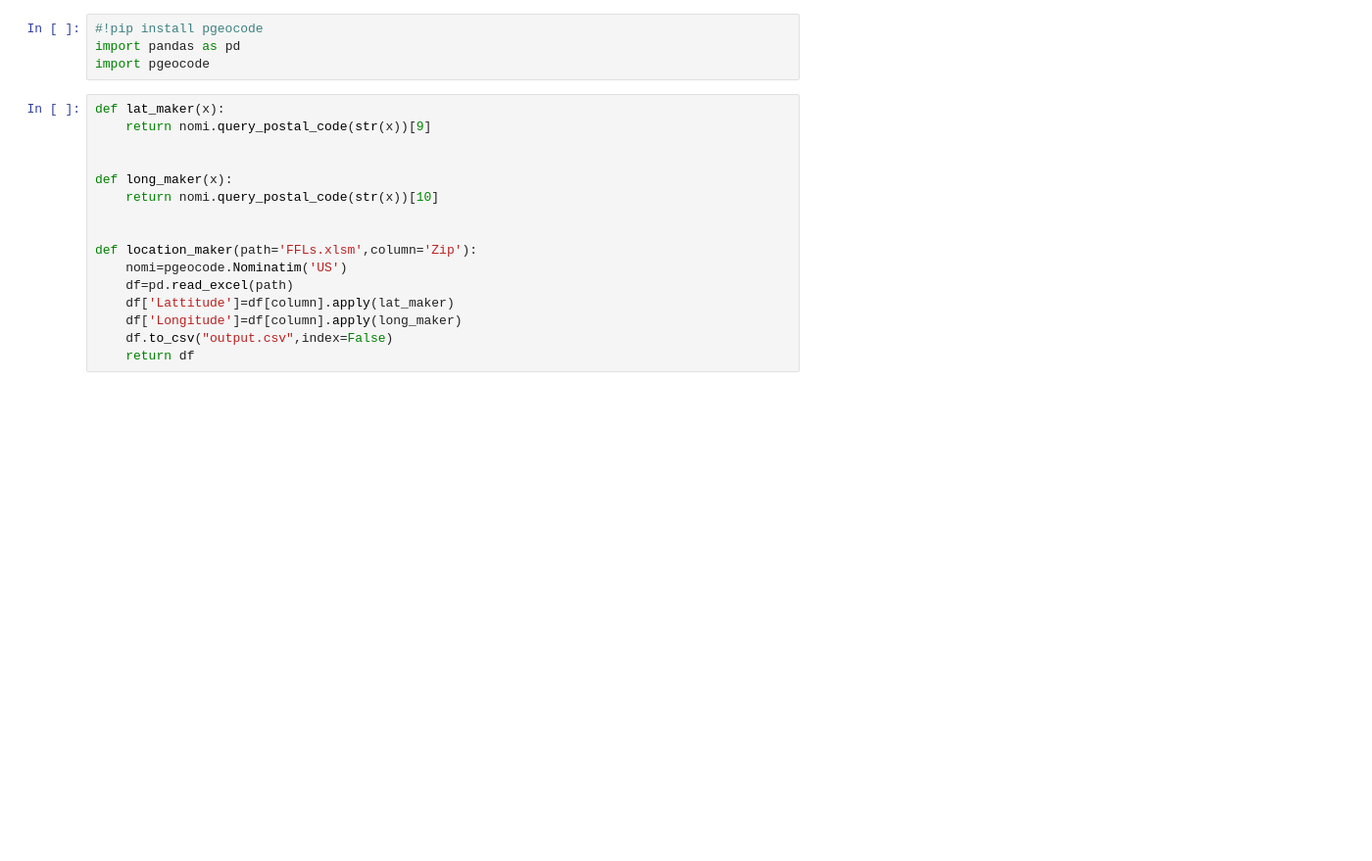
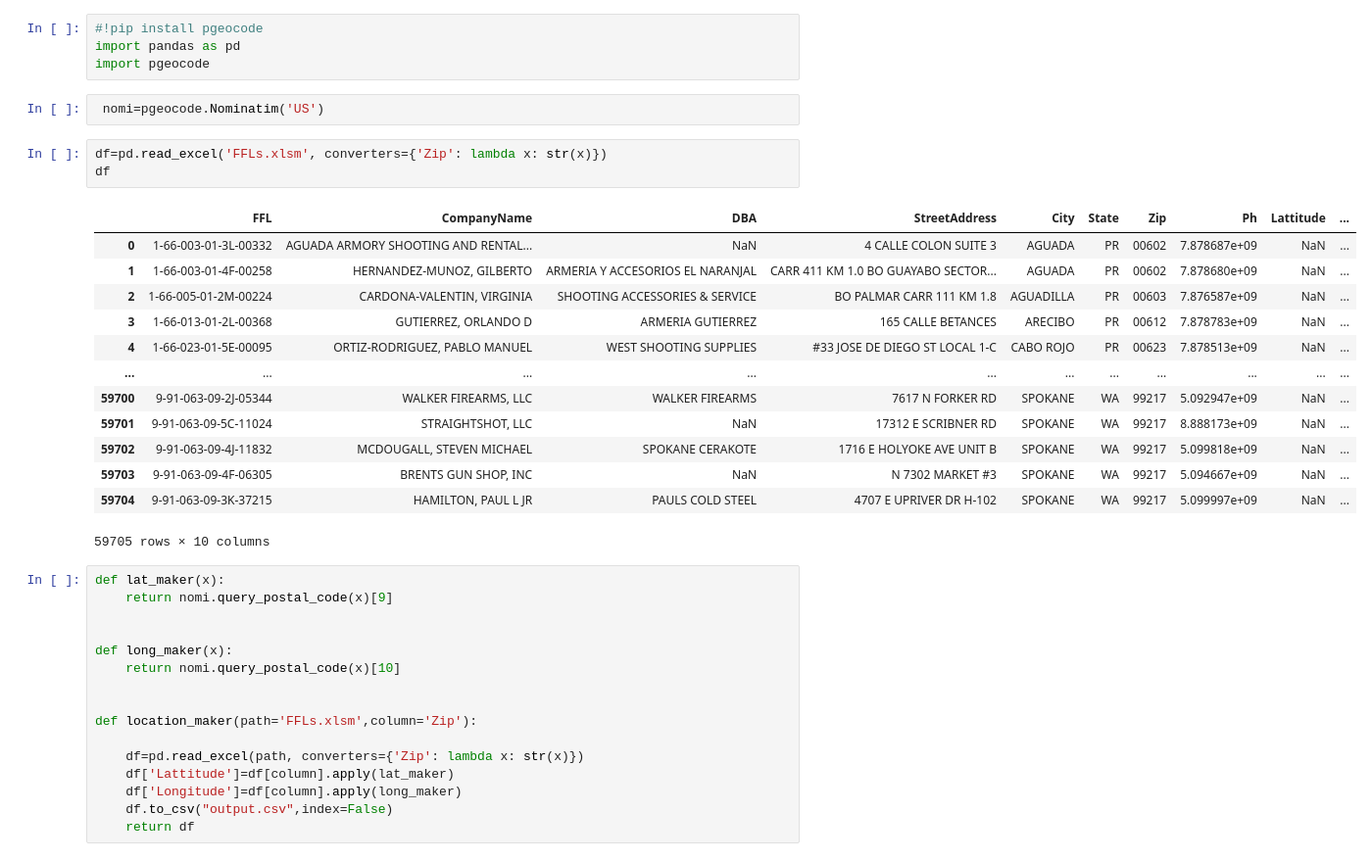
Before and after one commit to danskan/ffl-finder, a Jupyter notebook: Untitled1.ipynb, the cells around one changed output. Shown at 98% size. Cells and saved outputs as stored; diff of their text form; blank space fills up the shorter version.

```diff
--- a/Untitled1.ipynb
+++ b/Untitled1.ipynb
@@ -2,18 +2,37 @@
 #!pip install pgeocode
 import pandas as pd
 import pgeocode
+# %%
+ nomi=pgeocode.Nominatim('US')
+# %%
+df=pd.read_excel('FFLs.xlsm', converters={'Zip': lambda x: str(x)})
+df
+# %% [output]
+|  | FFL | CompanyName | DBA | StreetAddress | City | State | Zip | Ph | Lattitude | ... |
+| 0 | 1-66-003-01-3L-00332 | AGUADA ARMORY SHOOTING AND RENTAL... | NaN | 4 CALLE COLON SUITE 3 | AGUADA | PR | 00602 | 7.878687e+09 | NaN | ... |
+| 1 | 1-66-003-01-4F-00258 | HERNANDEZ-MUNOZ, GILBERTO | ARMERIA Y ACCESORIOS EL NARANJAL | CARR 411 KM 1.0 BO GUAYABO SECTOR... | AGUADA | PR | 00602 | 7.878680e+09 | NaN | ... |
+| 2 | 1-66-005-01-2M-00224 | CARDONA-VALENTIN, VIRGINIA | SHOOTING ACCESSORIES & SERVICE | BO PALMAR CARR 111 KM 1.8 | AGUADILLA | PR | 00603 | 7.876587e+09 | NaN | ... |
+| 3 | 1-66-013-01-2L-00368 | GUTIERREZ, ORLANDO D | ARMERIA GUTIERREZ | 165 CALLE BETANCES | ARECIBO | PR | 00612 | 7.878783e+09 | NaN | ... |
+| 4 | 1-66-023-01-5E-00095 | ORTIZ-RODRIGUEZ, PABLO MANUEL | WEST SHOOTING SUPPLIES | #33 JOSE DE DIEGO ST LOCAL 1-C | CABO ROJO | PR | 00623 | 7.878513e+09 | NaN | ... |
+| ... | ... | ... | ... | ... | ... | ... | ... | ... | ... | ... |
+| 59700 | 9-91-063-09-2J-05344 | WALKER FIREARMS, LLC | WALKER FIREARMS | 7617 N FORKER RD | SPOKANE | WA | 99217 | 5.092947e+09 | NaN | ... |
+| 59701 | 9-91-063-09-5C-11024 | STRAIGHTSHOT, LLC | NaN | 17312 E SCRIBNER RD | SPOKANE | WA | 99217 | 8.888173e+09 | NaN | ... |
+| 59702 | 9-91-063-09-4J-11832 | MCDOUGALL, STEVEN MICHAEL | SPOKANE CERAKOTE | 1716 E HOLYOKE AVE UNIT B | SPOKANE | WA | 99217 | 5.099818e+09 | NaN | ... |
+| 59703 | 9-91-063-09-4F-06305 | BRENTS GUN SHOP, INC | NaN | N 7302 MARKET #3 | SPOKANE | WA | 99217 | 5.094667e+09 | NaN | ... |
+| 59704 | 9-91-063-09-3K-37215 | HAMILTON, PAUL L JR | PAULS COLD STEEL | 4707 E UPRIVER DR H-102 | SPOKANE | WA | 99217 | 5.099997e+09 | NaN | ... |
+59705 rows × 10 columns
 # %%
 def lat_maker(x):
-    return nomi.query_postal_code(str(x))[9]
+    return nomi.query_postal_code(x)[9]
 
 
 def long_maker(x):
-    return nomi.query_postal_code(str(x))[10]
+    return nomi.query_postal_code(x)[10]
 
 
 def location_maker(path='FFLs.xlsm',column='Zip'):
-    nomi=pgeocode.Nominatim('US')
-    df=pd.read_excel(path)
+
+    df=pd.read_excel(path, converters={'Zip': lambda x: str(x)})
     df['Lattitude']=df[column].apply(lat_maker)
     df['Longitude']=df[column].apply(long_maker)
     df.to_csv("output.csv",index=False)
```
Also changed, not shown: parts of 5 cells of this notebook, 1 other file.
